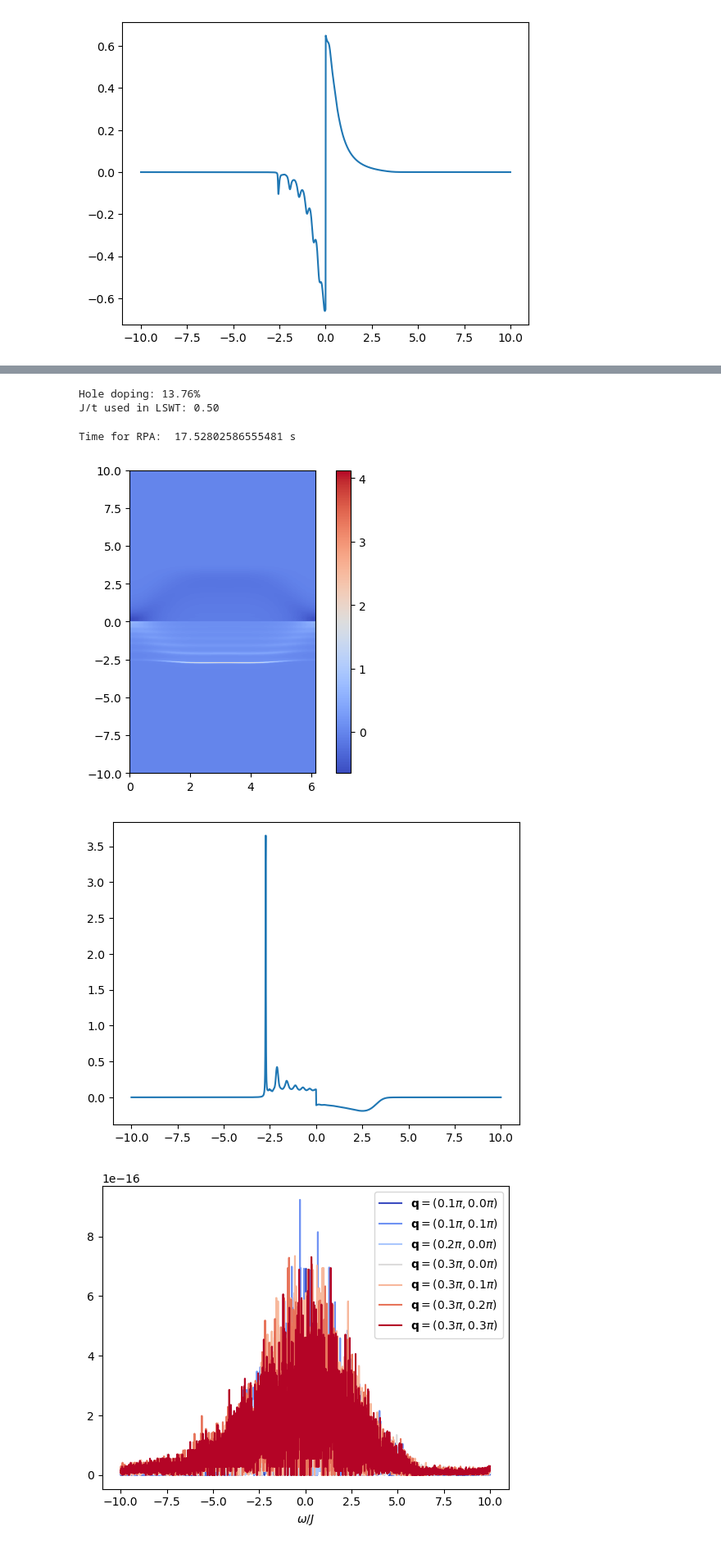
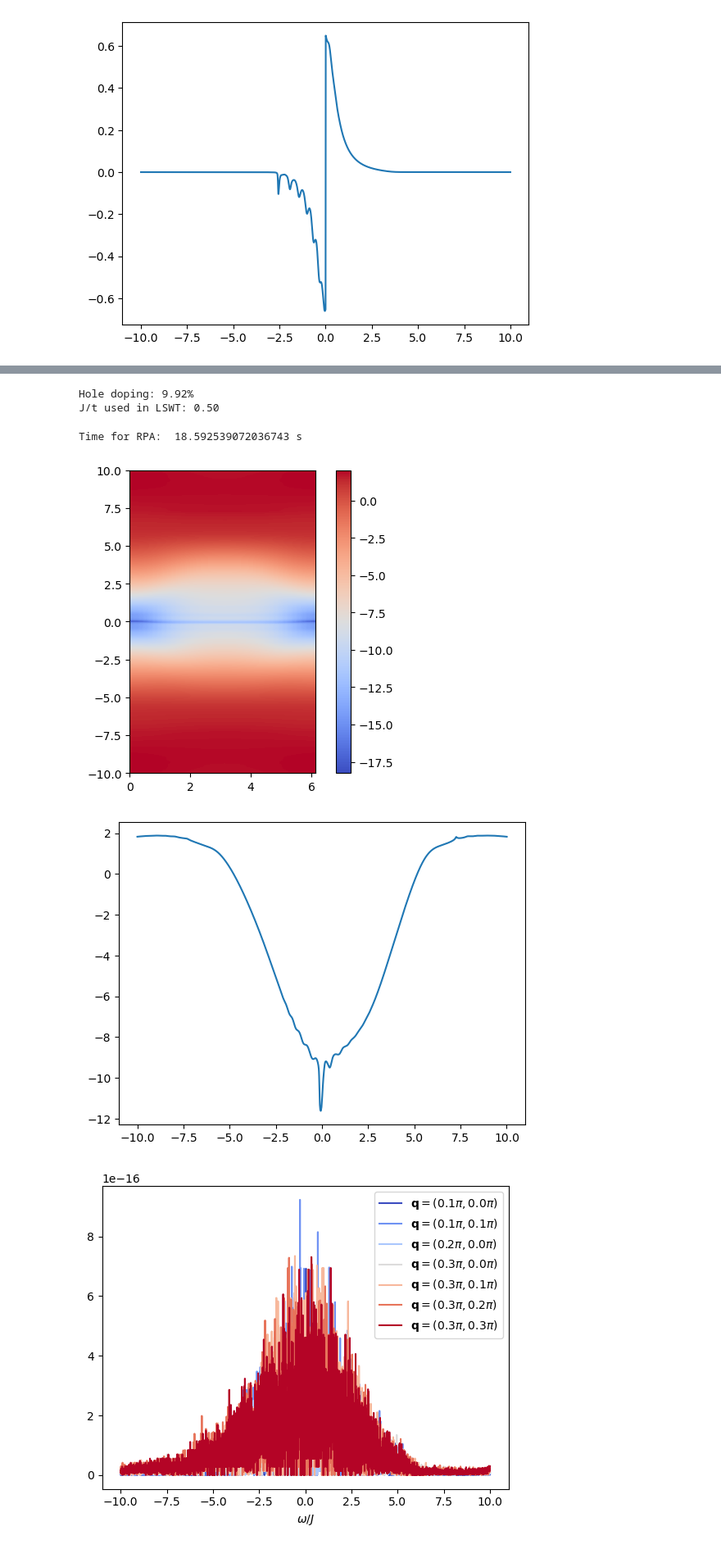
Before and after one commit to j-curtis/holes_and_magnons, a Jupyter notebook: convolver_test.ipynb, the cells around one changed output, grey strips where cells are left out. Shown at 82% size. Saved outputs shown, nothing was run; the diff lists cells and outputs as text; code cells hidden in the pictures.

Commit message:
Fixed bugs and working on implementation of real-time formalism as well.

```diff
--- a/convolver_test.ipynb
+++ b/convolver_test.ipynb
@@ -43,3 +43,7 @@ plt.show()
 # %% [output]
 [figure]
 [figure]
+# %%
+mus = np.linspace(-6.*rpa.t,6.*rpa.t,5)
+deltas = np.array([ rpa.time_ordered.calc_density(kxs,kys,ws,G,mus[i]) for i in range(len(mus)) ])
+dos = [ np.mean(-1./np.pi*np.imag(rpa.time_ordered.add_mu(ws,G,mus[i])),axis=(0,1)) for i in range(len(mus)) ]
@@ -46,5 +61,4 @@ plt.show()
 # %%
-T = 0.*rpa.t ### temperature
 U = 8.*rpa.t ### Hubbard U (used to compute J)
 J = 4.*rpa.t**2/U ### Superexchange J
 mu = -2.6*rpa.t ### Chemical potential (controls doping)
@@ -54,7 +68,7 @@ delta = rpa.time_ordered.calc_density(kxs,kys,ws,G,mu)
 print("Hole doping: {d:0.2%}".format(d=delta))
 print("J/t used in LSWT: {jt:0.2f}".format(jt=J/rpa.t))
 # %% [output]
-Hole doping: 13.76%
+Hole doping: 9.92%
 J/t used in LSWT: 0.50
 # %%
 ### Calculate RPA spectra from hole spectra
@@ -63,17 +77,16 @@ Pi = rpa.time_ordered.calc_Pi(kxs,kys,ws,G,mu)
 t1 = time.time()
 print("Time for RPA: ",t1-t0,"s")
 # %% [output]
-Time for RPA:  17.52802586555481 s
+Time for RPA:  18.592539072036743 s
 # %%
-A = 1./np.pi*np.imag(G)
-plt.imshow(np.transpose(A[:,0,:]),origin='lower',extent=[kxs[0],kxs[-1],ws[0],ws[-1]],aspect=.5,cmap='coolwarm')
+plt.imshow(np.imag(np.transpose(Pi[0,0,:,0,:])),origin='lower',extent=[kxs[0],kxs[-1],ws[0],ws[-1]],aspect=.5,cmap='coolwarm')
 plt.colorbar()
 plt.show()
-plt.plot(ws,A[0,20,:])
+plt.plot(rpa.gen_magnon_freqs(ws),np.imag(Pi[0,0,0,20,:]))
 plt.show()
 # %% [output]
-[figure, old version]
+[figure, new version]
-[figure, old version]
+[figure, new version]
 # %%
 ### Frequency-momentum cuts of RPA function
 indices = [[2,0],[2,2],[4,0],[6,0],[6,2],[6,4],[6,6]]
```
Also changed, not shown: parts of 1 cell of this notebook, 2 other files.
